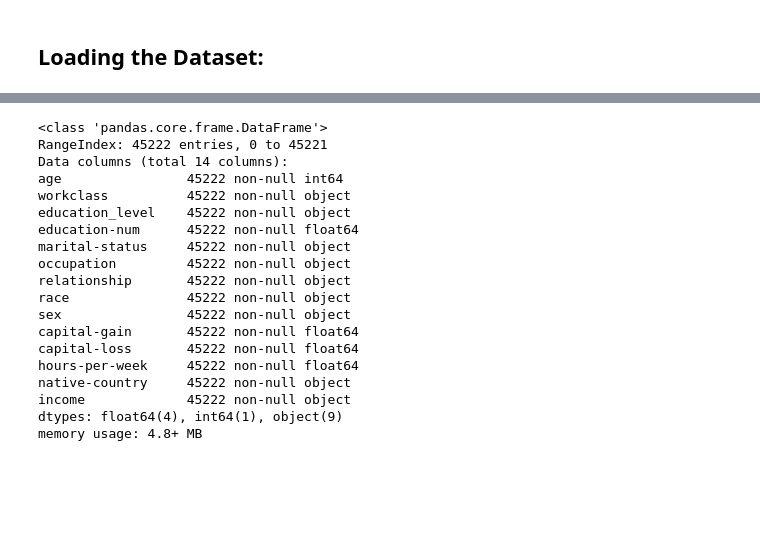
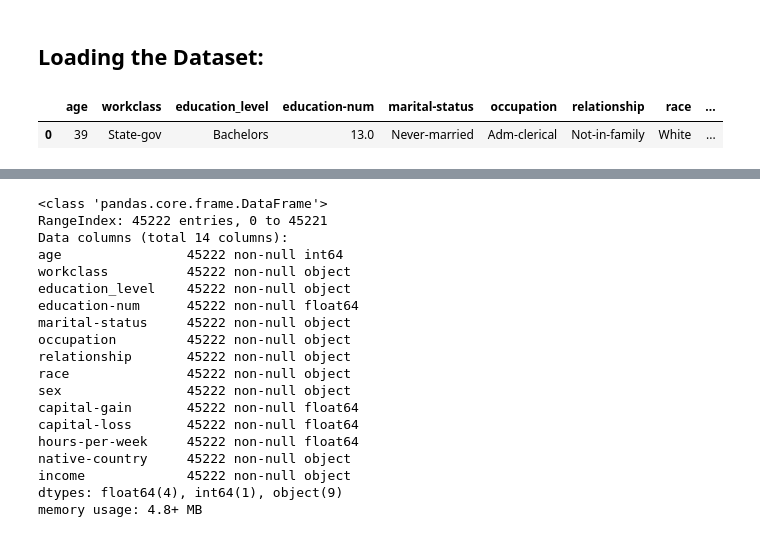
Before and after one commit to geekquad/Donors-for-Charity, a Jupyter notebook: Finding_Donors.ipynb, the cells around one changed output, grey strips where cells are left out. Cells and saved outputs as stored; diff of their text form; code cells hidden in the pictures; blank space fills up the shorter version.

```diff
--- a/Finding_Donors.ipynb
+++ b/Finding_Donors.ipynb
@@ -12,4 +11,9 @@ from IPython.display import display
 # %% [markdown]
 ## Loading the Dataset:
 # %%
-data = pd.read_csv('census.csv')
+data = pd.read_csv("census.csv")
+
+display(data.head(n=1))
+# %% [output]
+|  | age | workclass | education_level | education-num | marital-status | occupation | relationship | race | ... |
+| 0 | 39 | State-gov | Bachelors | 13.0 | Never-married | Adm-clerical | Not-in-family | White | ... |
```
Also changed, not shown: parts of 23 cells of this notebook.
